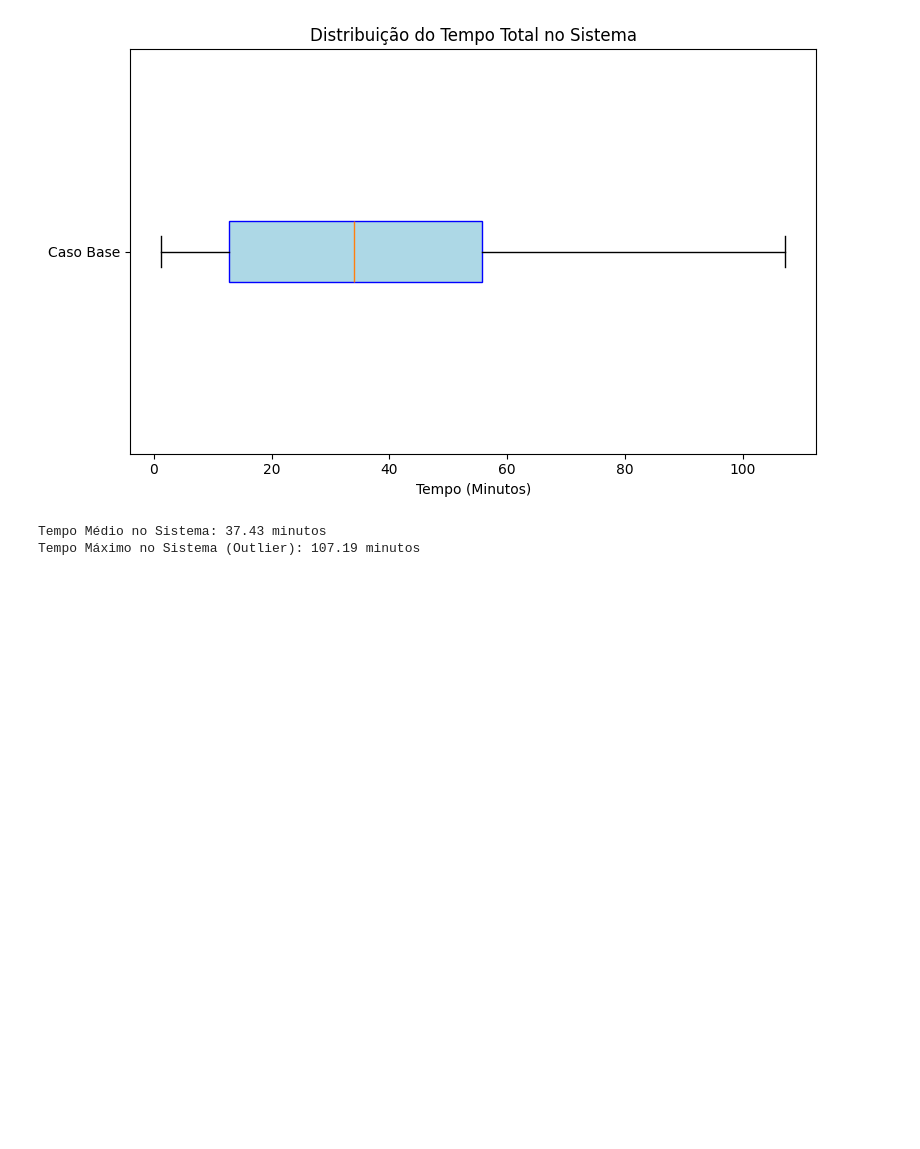
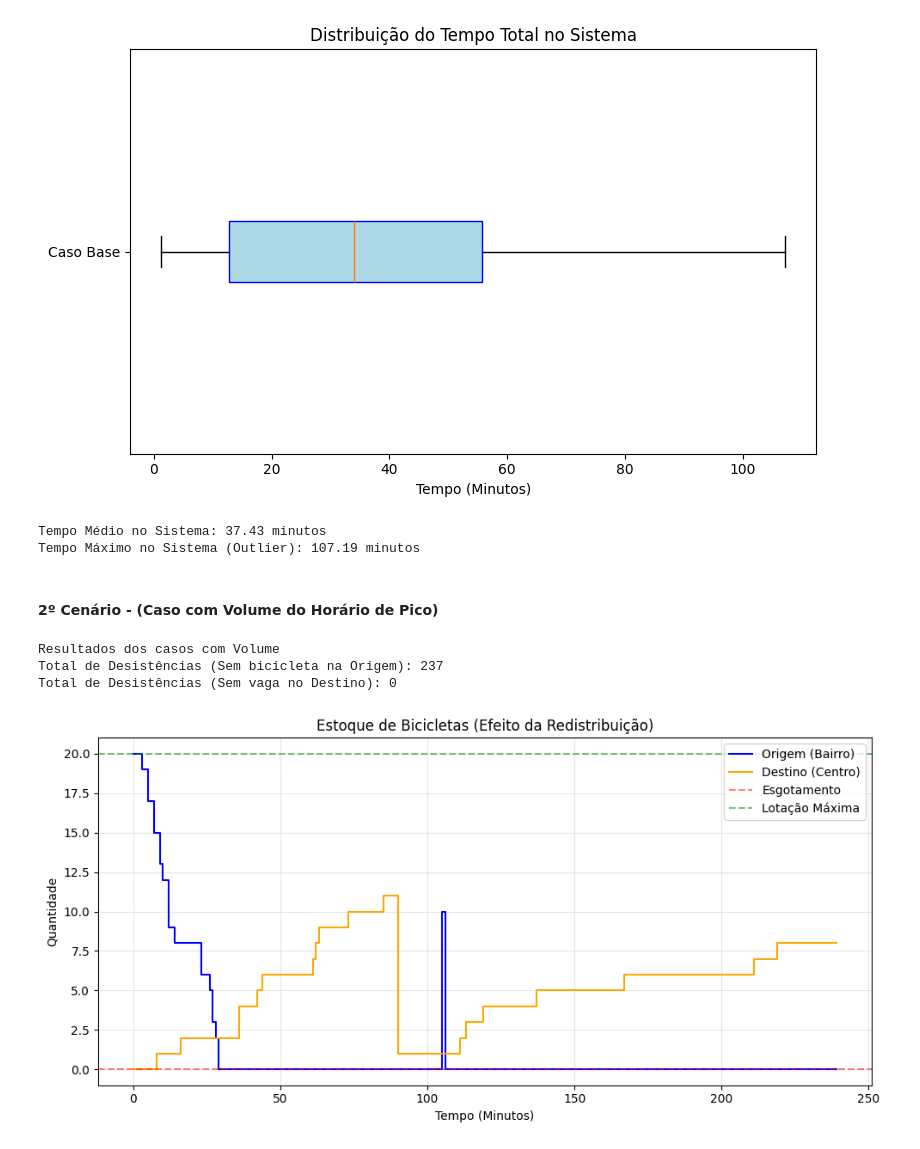
Before and after one commit to gustavfreitas/pi_comp_cientifica, a Jupyter notebook: EP2_Simulacao_Discreta/bicicletas_compartilhadas.ipynb, the cells around one changed output. Drawn from its saved outputs; the diff is of its cells as text; code cells hidden in the pictures; blank space fills up the shorter version.

Commit message:
Finalizando os três casos

```diff
--- a/EP2_Simulacao_Discreta/bicicletas_compartilhadas.ipynb
+++ b/EP2_Simulacao_Discreta/bicicletas_compartilhadas.ipynb
@@ -139,3 +137,68 @@ if len(sistema_base.tempos_no_sistema) > 0:
 [figure]
 Tempo Médio no Sistema: 37.43 minutos
 Tempo Máximo no Sistema (Outlier): 107.19 minutos
+# %% [markdown]
+#### 2º Cenário - (Caso com Volume do Horário de Pico)
+# %%
+def caminhao_redistribuicao(env, sistema, capacidade_caminhao=10, intervalo=45, tempo_viagem_caminhao=15):
+
+    # Processo que move bicicletas da estação cheia (Destino) para a vazia (Origem).
+
+    while True:
+        yield env.timeout(intervalo)
+
+        # Só retira se houver bicicletas suficientes no destino
+        if sistema.estacao_destino.level >= capacidade_caminhao:
+            yield sistema.estacao_destino.get(capacidade_caminhao)
+
+            # Tempo que o caminhão leva no trânsito real
+            yield env.timeout(tempo_viagem_caminhao)
+
+            # Verifica o espaço livre na Origem para evitar erro de limite de capacidade
+            espaco_livre = sistema.estacao_origem.capacity - sistema.estacao_origem.level
+            bikes_a_devolver = min(capacidade_caminhao, espaco_livre)
+
+            if bikes_a_devolver > 0:
+                yield sistema.estacao_origem.put(bikes_a_devolver)
+
+# Execução do caso com volume
+env_volume = simpy.Environment()
+
+# Inicializamos as estações com o cenário matutino (Origem cheia, Destino vazio)
+sistema_volume = SistemaBicicletas(env_volume, init_origem=20, init_destino=0)
+
+# 1. Inicia os Usuários (Alta demanda: 1 usuário por minuto)
+env_volume.process(gerador_usuarios(env_volume, sistema_volume, taxa_chegada=1))
+
+# 2. Inicia o Caminhão de Redistribuição
+env_volume.process(caminhao_redistribuicao(env_volume, sistema_volume))
+
+# Roda por 4 horas de pico (240 minutos)
+env_volume.run(until=240)
+
+# Coleta de dados
+df_volume = pd.DataFrame(sistema_volume.registro_historico)
+
+print("Resultados dos casos com Volume")
+print(f"Total de Desistências (Sem bicicleta na Origem): {sistema_volume.desistencias_origem}")
+print(f"Total de Desistências (Sem vaga no Destino): {sistema_volume.desistencias_destino}")
+# %% [output]
+Resultados dos casos com Volume
+Total de Desistências (Sem bicicleta na Origem): 237
+Total de Desistências (Sem vaga no Destino): 0
+# %%
+# --- Gráfico 1: Dinâmica de Inventário e Caminhão ---
+plt.figure(figsize=(10, 5))
+plt.step(df_volume['Minuto'], df_volume['Bikes_Origem'], label='Origem (Bairro)', where='post', color='blue')
+plt.step(df_volume['Minuto'], df_volume['Bikes_Destino'], label='Destino (Centro)', where='post', color='orange')
+plt.axhline(0, color='red', linestyle='--', alpha=0.5, label='Esgotamento')
+plt.axhline(20, color='green', linestyle='--', alpha=0.5, label='Lotação Máxima')
+plt.title('Estoque de Bicicletas (Efeito da Redistribuição)')
+plt.xlabel('Tempo (Minutos)')
+plt.ylabel('Quantidade')
+plt.legend()
+plt.grid(True, alpha=0.3)
+plt.tight_layout()
+plt.show()
+# %% [output]
+[figure, added]
```
Also changed, not shown: parts of 11 cells of this notebook.
